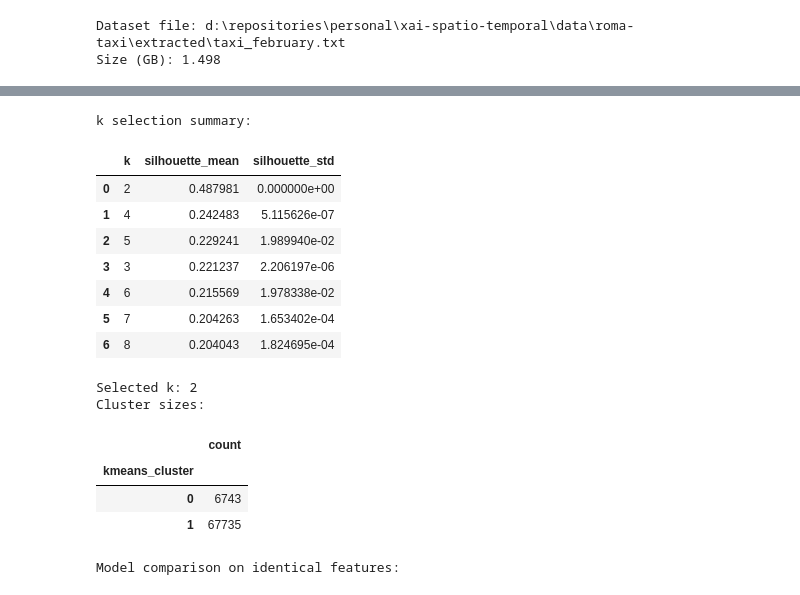
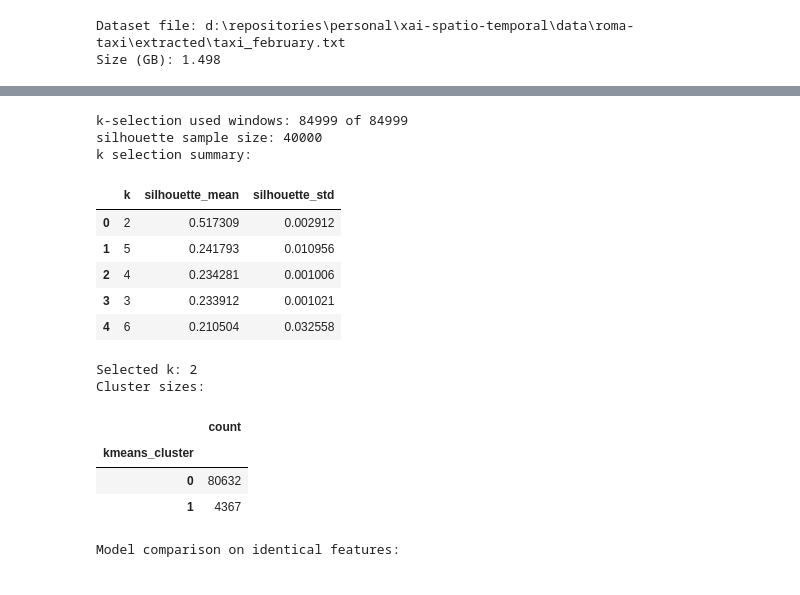
Before and after one commit to anpeata/xai-spatio-temporal, a Jupyter notebook: scripts/notebooks/eda_roma_taxi.ipynb, the cells around one changed output, grey strips where cells are left out. Cells and saved outputs as stored; diff of their text form; code cells hidden in the pictures.

```diff
--- a/scripts/notebooks/eda_roma_taxi.ipynb
+++ b/scripts/notebooks/eda_roma_taxi.ipynb
@@ -176,47 +184,66 @@ Window feature table shape: (74478, 10)
 # %%
 k_grid = K_GRID
 seed_list = SEED_LIST
+
+# Use a bounded subset for k-selection to keep runtime interactive.
+if X.shape[0] > K_SELECTION_MAX_WINDOWS:
+    rng = np.random.default_rng(42)
+    eval_idx = rng.choice(X.shape[0], size=K_SELECTION_MAX_WINDOWS, replace=False)
+    X_eval = X[eval_idx]
+else:
+    X_eval = X
 
 rows = []
 for k in k_grid:
     sil_values = []
     for seed in seed_list:
         km = KMeans(n_clusters=k, random_state=seed, n_init=KMEANS_N_INIT)
-        labels = km.fit_predict(X)
-        sil_values.append(float(silhouette_score(X, labels)))
+        labels = km.fit_predict(X_eval)
+        sil_values.append(
+            float(
+                silhouette_score(
+                    X_eval,
+                    labels,
+                    sample_size=min(SILHOUETTE_SAMPLE_SIZE, X_eval.shape[0]),
+                    random_state=seed,
+                )
+            )
+        )
 
     rows.append({
         'k': int(k),
         'silhouette_mean': float(np.mean(sil_values)),
         'silhouette_std': float(np.std(sil_values, ddof=0)),
     })
 
 k_eval_df = pd.DataFrame(rows).sort_values(['silhouette_mean', 'k'], ascending=[False, True]).reset_index(drop=True)
 best_k = int(k_eval_df.iloc[0]['k'])
 
 kmeans = KMeans(n_clusters=best_k, random_state=42, n_init=max(20, KMEANS_N_INIT))
 window_df['kmeans_cluster'] = kmeans.fit_predict(X)
 
+print('k-selection used windows:', X_eval.shape[0], 'of', X.shape[0])
+print('silhouette sample size:', min(SILHOUETTE_SAMPLE_SIZE, X_eval.shape[0]))
 print('k selection summary:')
 display(k_eval_df)
 print('Selected k:', best_k)
 print('Cluster sizes:')
 display(window_df['kmeans_cluster'].value_counts().sort_index().to_frame('count'))
 # %% [output]
+k-selection used windows: 84999 of 84999
+silhouette sample size: 40000
 k selection summary:
 |  | k | silhouette_mean | silhouette_std |
-| 0 | 2 | 0.487981 | 0.000000e+00 |
-| 1 | 4 | 0.242483 | 5.115626e-07 |
-| 2 | 5 | 0.229241 | 1.989940e-02 |
-| 3 | 3 | 0.221237 | 2.206197e-06 |
-| 4 | 6 | 0.215569 | 1.978338e-02 |
-| 5 | 7 | 0.204263 | 1.653402e-04 |
-| 6 | 8 | 0.204043 | 1.824695e-04 |
+| 0 | 2 | 0.517309 | 0.002912 |
+| 1 | 5 | 0.241793 | 0.010956 |
+| 2 | 4 | 0.234281 | 0.001006 |
+| 3 | 3 | 0.233912 | 0.001021 |
+| 4 | 6 | 0.210504 | 0.032558 |
 Selected k: 2
 Cluster sizes:
 |  | count |
 | kmeans_cluster |  |
-| 0 | 6743 |
-| 1 | 67735 |
+| 0 | 80632 |
+| 1 | 4367 |
 # %%
 if not ENABLE_EXKMC:
```
Also changed, not shown: parts of 5 cells of this notebook.
